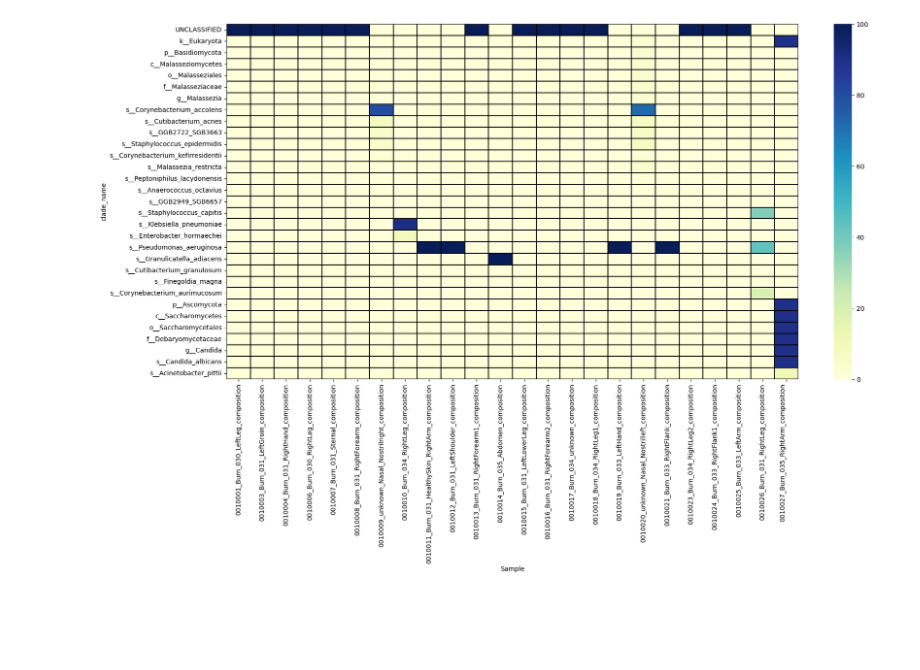
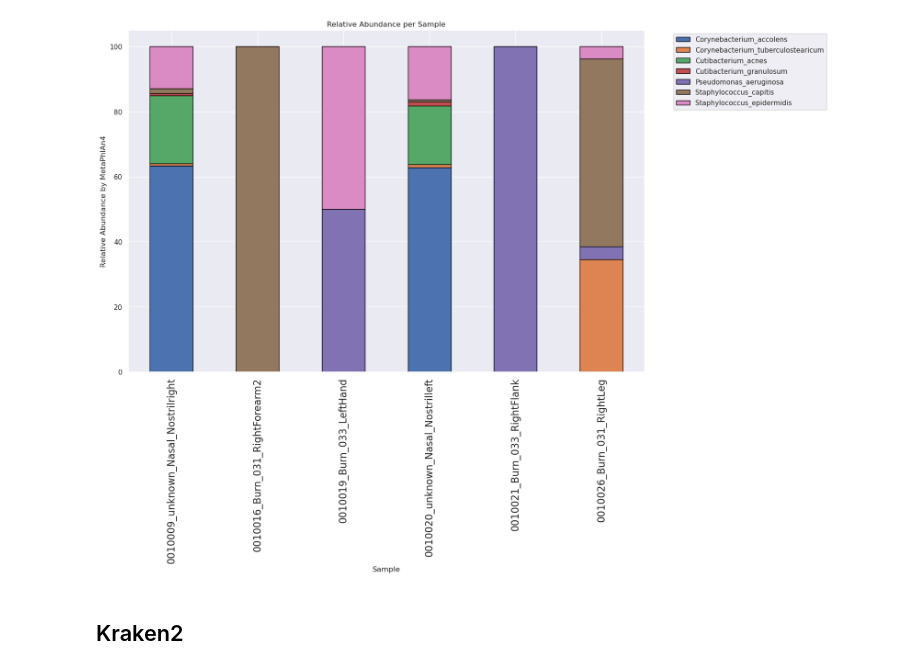
Before and after one commit to TomasDemeter/shotgun_metagenomics, a Jupyter notebook: workflow/scripts/heatmap.ipynb, the cells around one changed output. Saved outputs shown, nothing was run; the diff lists cells and outputs as text; code cells hidden in the pictures; blank space fills up the shorter version.

Commit message:
visualising data

```diff
--- a/workflow/scripts/heatmap.ipynb
+++ b/workflow/scripts/heatmap.ipynb
@@ -0,0 +43,2 @@
+# %%
+kraken_bowtie = pd.read_csv("../../results/Kraken2/metaphlan_style_reports/kraken2_output_merged.csv")
@@ -1 +161,23 @@
+# %%
+# Create the stacked bar plot
+fig, ax = plt.subplots(figsize=(15, 10))
+filtered_kraken_filled.plot(kind='bar', stacked=True, ax=ax, edgecolor='black')
+
+# Set the Seaborn style
+sns.set()
+
+# Add labels and title
+ax.set_xlabel('Sample')
+ax.set_ylabel('Relative Abundance by MetaPhlAn4')
+ax.set_title('Relative Abundance per Sample')
+
+# Move the legend outside of the figure
+ax.legend(bbox_to_anchor=(1.05, 1), loc='upper left')
+ax.tick_params(axis='x', labelsize=16)
+
+plt.show()
+# %% [output]
+[figure, added]
+# %% [markdown]
+## Kraken2
 # %%
@@ -29,12 +188,0 @@ df = df.apply(pd.to_numeric)
-# %%
-# Set the size of the figure
-plt.figure(figsize=(20, 10))
-
-# Generate the heatmap
-sns.heatmap(df, cmap="YlGnBu", linecolor="black", linewidths=0.05)
-plt.xlabel("Sample")
-
-# Show the plot
-plt.show()
-# %% [output]
-[figure, removed]
```
Also changed, not shown: parts of 42 cells of this notebook, 2 other files.
